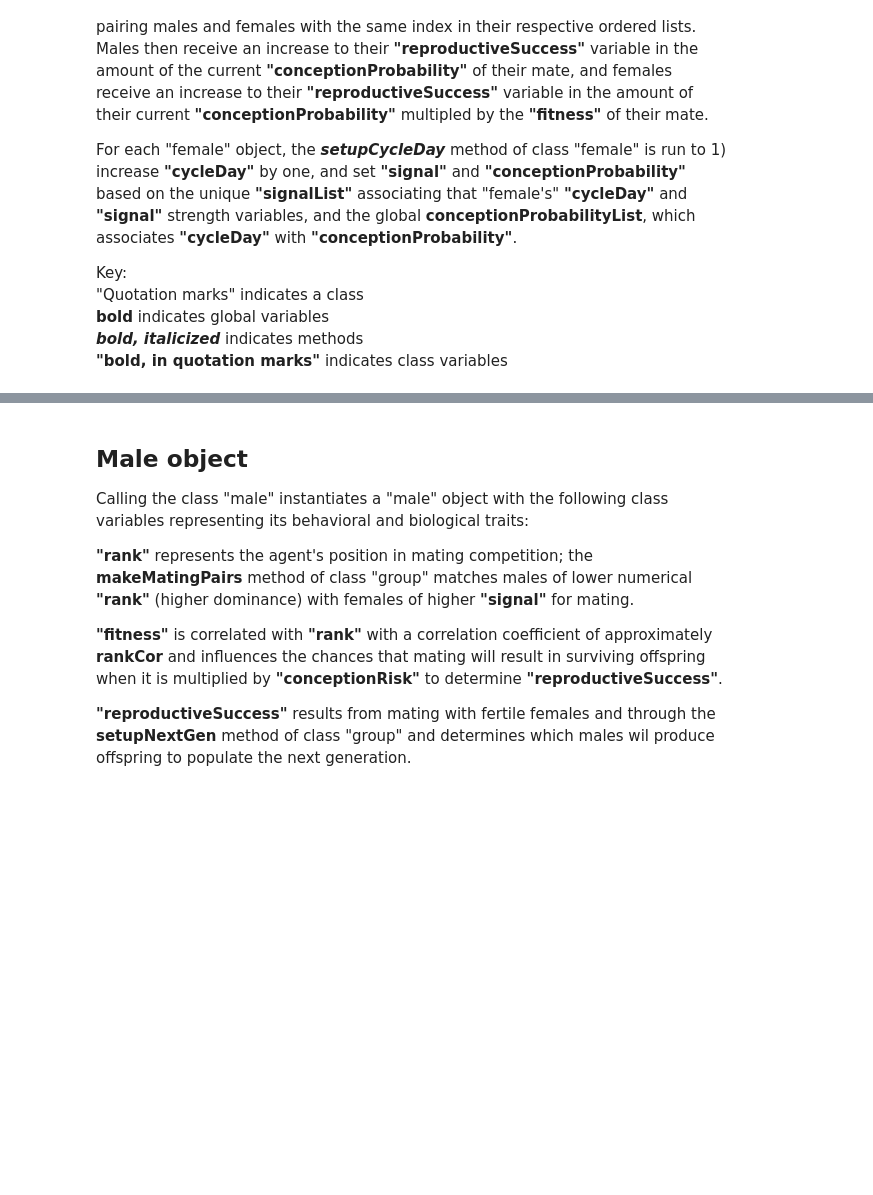
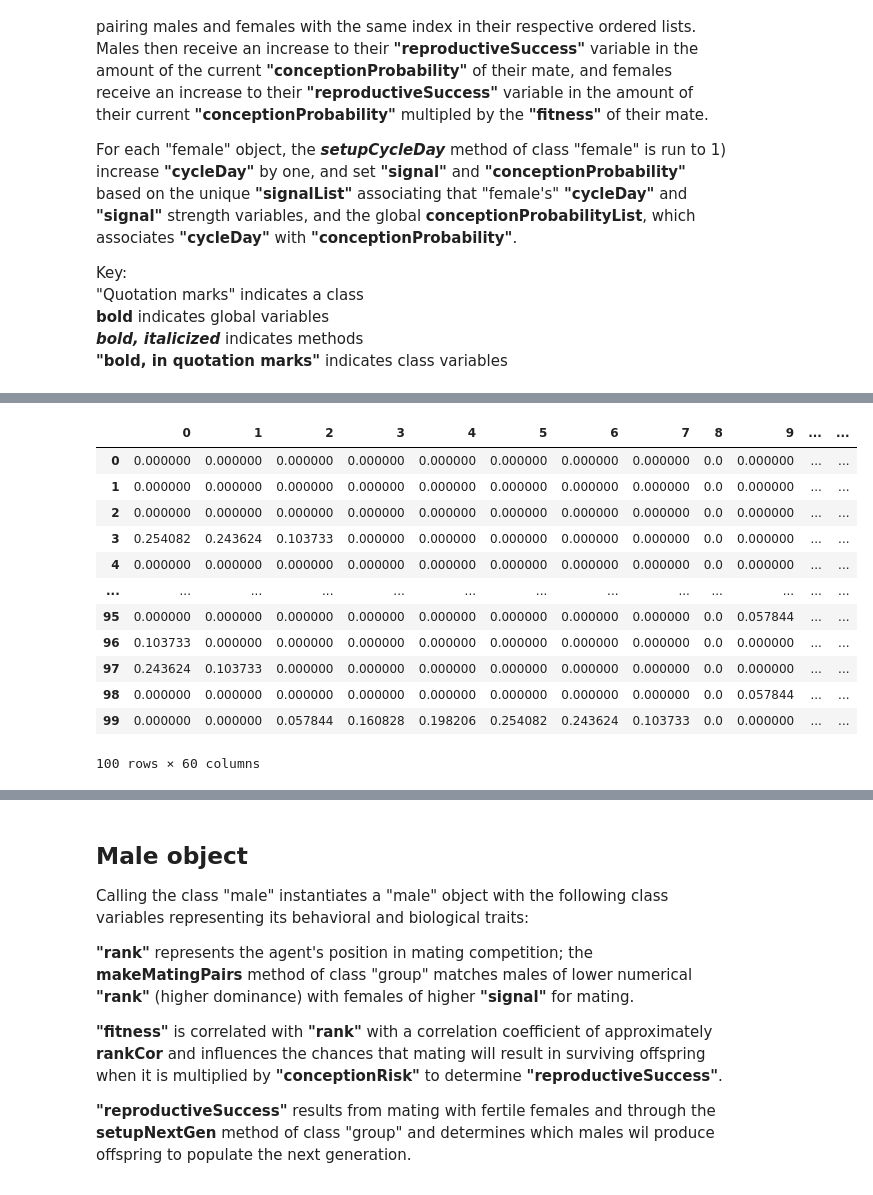
Before and after one commit to kevinrosenfield/FertilitySignalsABM, a Jupyter notebook: fertSignals_0d_GA_v2.ipynb, the cells around one changed output, grey strips where cells are left out. Drawn from its saved outputs; the diff is of its cells as text; code cells hidden in the pictures; blank space fills up the shorter version.

```diff
--- a/fertSignals_0d_GA_v2.ipynb
+++ b/fertSignals_0d_GA_v2.ipynb
@@ -442,0 +509,18 @@ class group:
+# %%
+cycles = math.ceil(modelLength / cycleLength)
+conceptionRisks = pd.DataFrame([(conceptionProbabilityList[cycleDays.loc[f.ID,0]-1:31] + conceptionProbabilityList*cycles)[0:modelLength] for f in model.groups[0].females])
+conceptionRisks
+# %% [output]
+|  | 0 | 1 | 2 | 3 | 4 | 5 | 6 | 7 | 8 | 9 | ... | ... |
+| 0 | 0.000000 | 0.000000 | 0.000000 | 0.000000 | 0.000000 | 0.000000 | 0.000000 | 0.000000 | 0.0 | 0.000000 | ... | ... |
+| 1 | 0.000000 | 0.000000 | 0.000000 | 0.000000 | 0.000000 | 0.000000 | 0.000000 | 0.000000 | 0.0 | 0.000000 | ... | ... |
+| 2 | 0.000000 | 0.000000 | 0.000000 | 0.000000 | 0.000000 | 0.000000 | 0.000000 | 0.000000 | 0.0 | 0.000000 | ... | ... |
+| 3 | 0.254082 | 0.243624 | 0.103733 | 0.000000 | 0.000000 | 0.000000 | 0.000000 | 0.000000 | 0.0 | 0.000000 | ... | ... |
+| 4 | 0.000000 | 0.000000 | 0.000000 | 0.000000 | 0.000000 | 0.000000 | 0.000000 | 0.000000 | 0.0 | 0.000000 | ... | ... |
+| ... | ... | ... | ... | ... | ... | ... | ... | ... | ... | ... | ... | ... |
+| 95 | 0.000000 | 0.000000 | 0.000000 | 0.000000 | 0.000000 | 0.000000 | 0.000000 | 0.000000 | 0.0 | 0.057844 | ... | ... |
+| 96 | 0.103733 | 0.000000 | 0.000000 | 0.000000 | 0.000000 | 0.000000 | 0.000000 | 0.000000 | 0.0 | 0.000000 | ... | ... |
+| 97 | 0.243624 | 0.103733 | 0.000000 | 0.000000 | 0.000000 | 0.000000 | 0.000000 | 0.000000 | 0.0 | 0.000000 | ... | ... |
+| 98 | 0.000000 | 0.000000 | 0.000000 | 0.000000 | 0.000000 | 0.000000 | 0.000000 | 0.000000 | 0.0 | 0.057844 | ... | ... |
+| 99 | 0.000000 | 0.000000 | 0.057844 | 0.160828 | 0.198206 | 0.254082 | 0.243624 | 0.103733 | 0.0 | 0.000000 | ... | ... |
+100 rows × 60 columns
```
Also changed, not shown: parts of 12 cells of this notebook.
